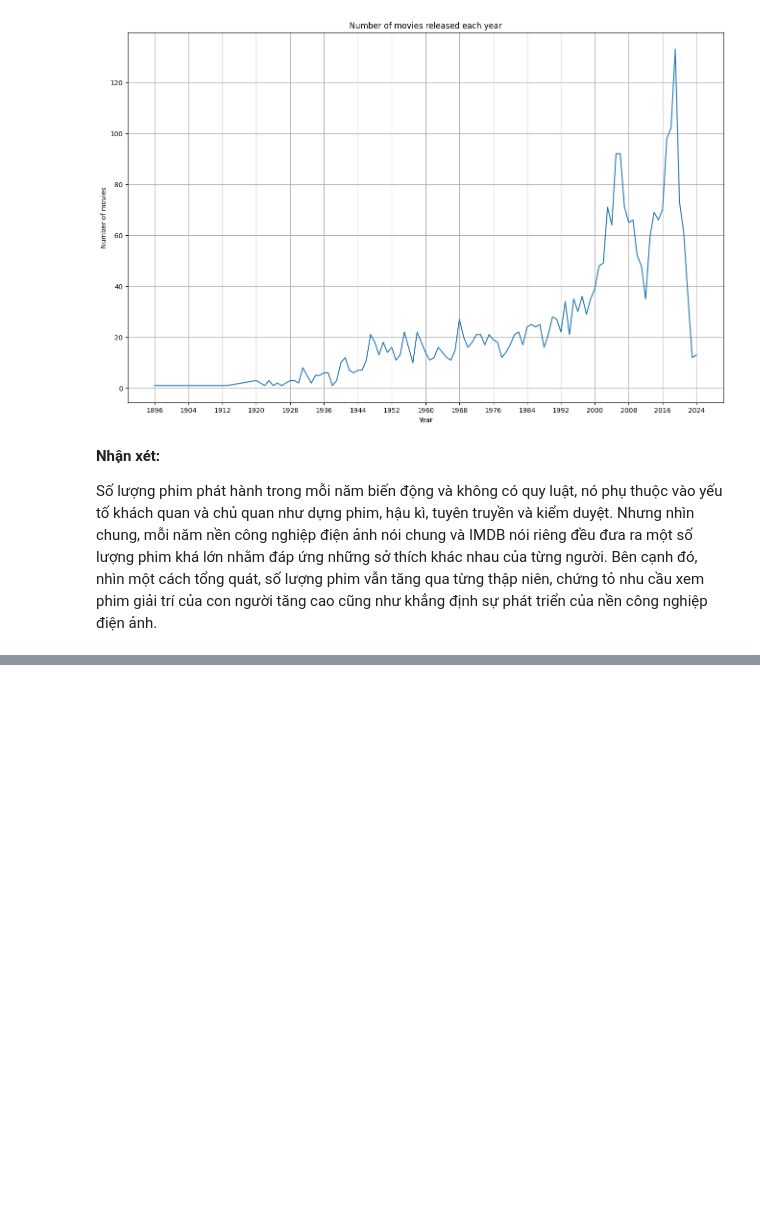
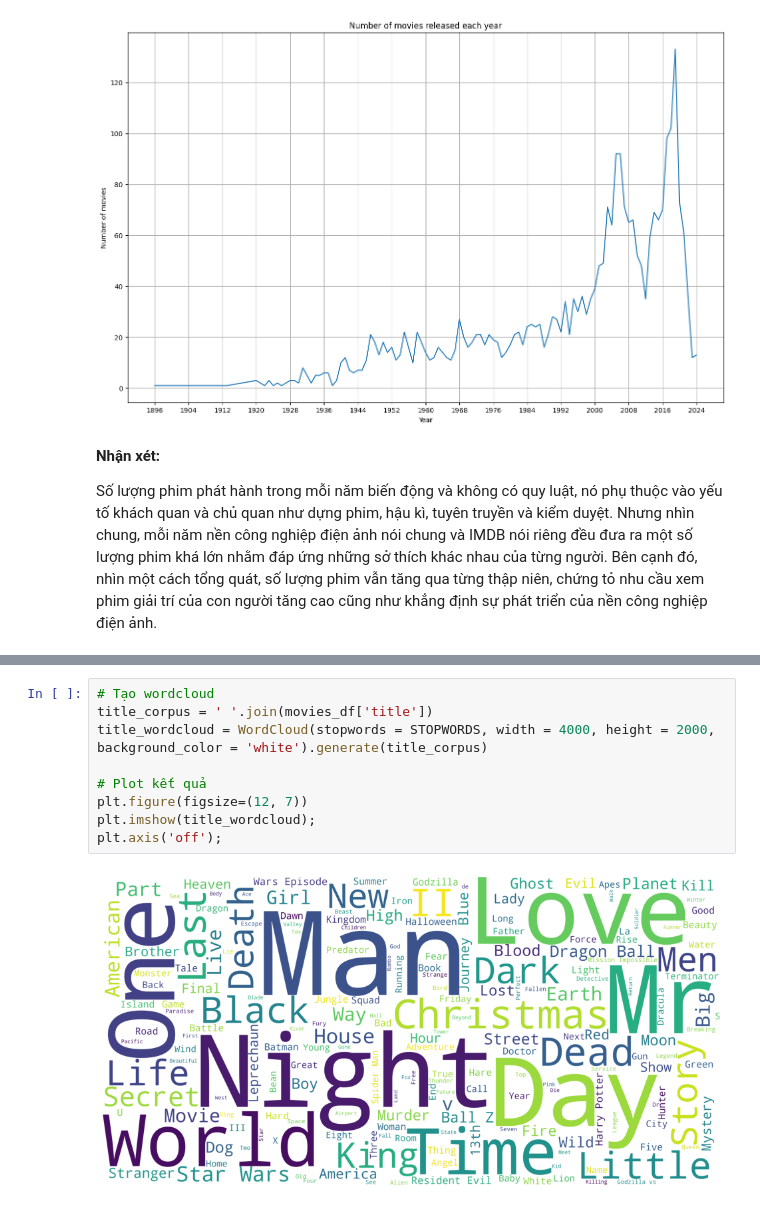
Before and after one commit to HThinhZ/Recommender_System_Project, a Jupyter notebook: visualization.ipynb, the cells around one changed output, grey strips where cells are left out. Saved outputs shown, nothing was run; the diff lists cells and outputs as text; blank space fills up the shorter version.

Commit message:
wordcloud

```diff
--- a/visualization.ipynb
+++ b/visualization.ipynb
@@ -128,0 +132,11 @@ Số lượng phim phát hành trong mỗi năm biến động và không có qu
+# %%
+# Tạo wordcloud
+title_corpus = ' '.join(movies_df['title'])
+title_wordcloud = WordCloud(stopwords = STOPWORDS, width = 4000, height = 2000, background_color = 'white').generate(title_corpus)
+
+# Plot kết quả
+plt.figure(figsize=(12, 7))
+plt.imshow(title_wordcloud);
+plt.axis('off');
+# %% [output]
+[figure, added]
```
Also changed, not shown: parts of 2 cells of this notebook.
